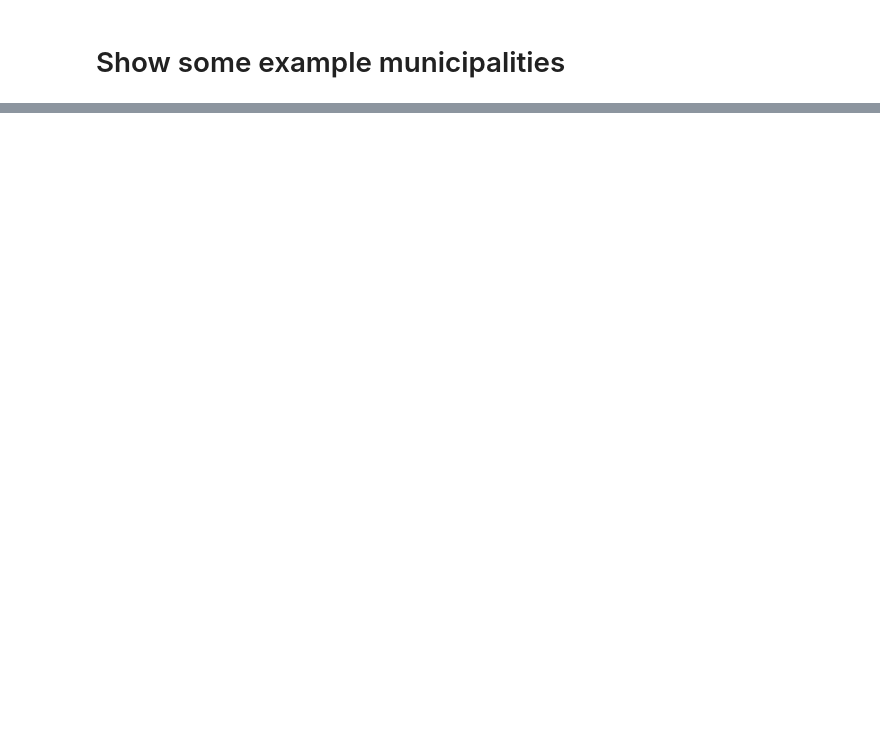
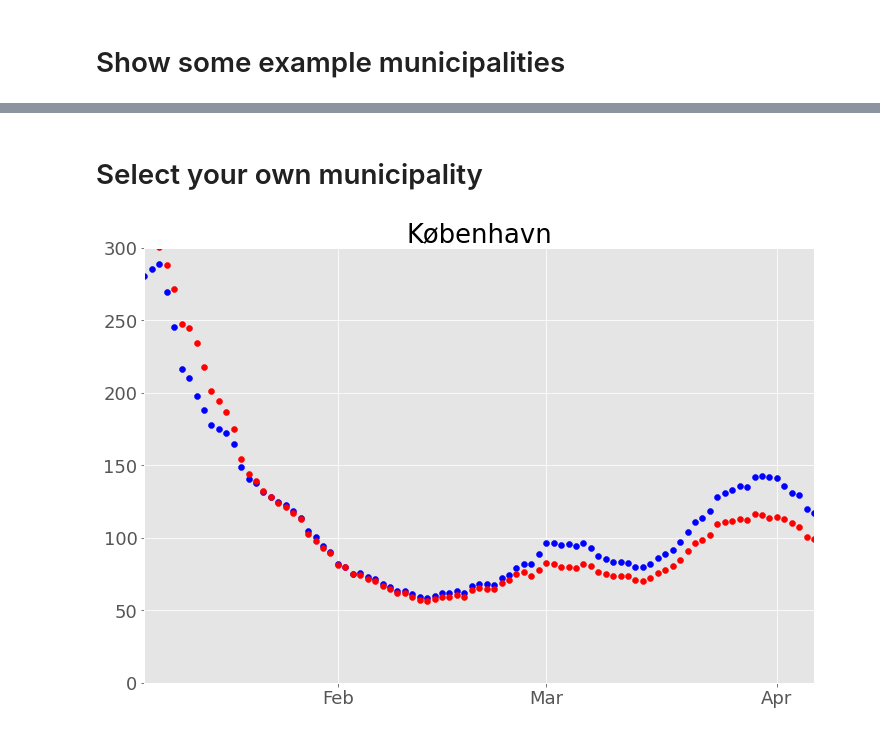
Before and after one commit to RasmusSkytte/IncidenceModel, a Jupyter notebook: Incidens.ipynb, the cells around one changed output, grey strips where cells are left out. Cells and saved outputs as stored; diff of their text form; code cells hidden in the pictures; blank space fills up the shorter version.

```diff
--- a/Incidens.ipynb
+++ b/Incidens.ipynb
@@ -332,0 +332,38 @@ date
+# %% [markdown]
+# Select your own municipality
+# %%
+municipality = 'København'
+
+plt.figure(figsize=(12, 8))
+ax = plt.gca()
+
+N = Dm[municipality].to_numpy()
+
+df = pd.DataFrame(zip(Tm[municipality], Pm[municipality]), columns=['tests', 'pos'], index=t)
+
+sPglm = predict(df, start_date, end_date, N = N * 0.017) * 100_000 / N * 7
+inci  = incidence(Pm[municipality], start_date, end_date, N = N)
+
+ax.scatter(tt, inci, color='b')
+ax.scatter(tt, sPglm, color='r')
+
+ax.set_title(municipality)
+
+months     = mdates.MonthLocator()
+months_fmt = mdates.DateFormatter('%b')
+
+ax.xaxis.set_major_locator(months)
+ax.xaxis.set_major_formatter(months_fmt)
+
+plt.locator_params(axis='y', nbins=6)
+
+ax.get_yaxis().set_major_formatter(
+mpl.ticker.FuncFormatter(lambda x, p: format(int(x), ',').replace(',','.')))
+
+plt.xlim(start_date, end_date)
+plt.ylim(0, 300)
+
+plt.savefig(f'{municipality}_incidence_weekly_{date}.png')
+plt.show()
+# %% [output]
+[figure, added]
```
Also changed, not shown: parts of 11 cells of this notebook.
